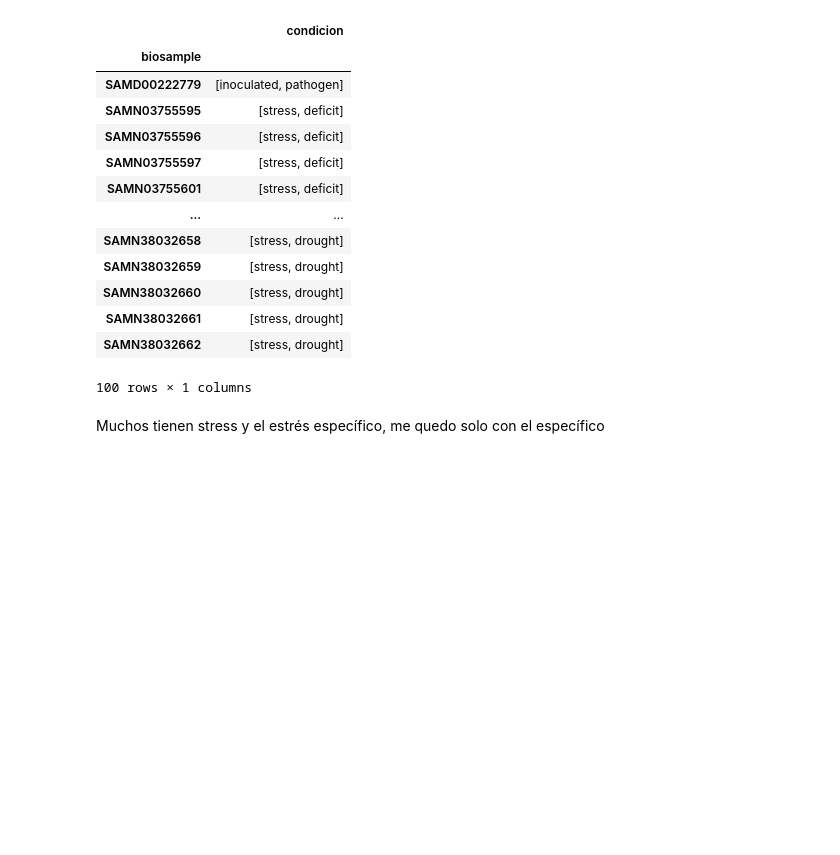
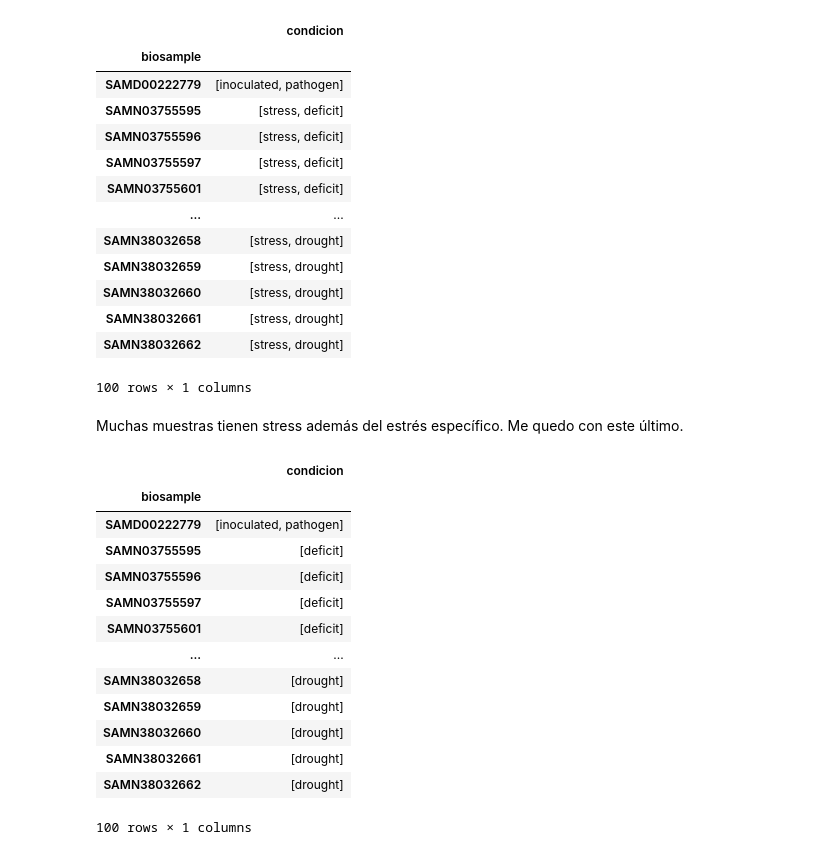
Before and after one commit to freire-guido/soy-biomarkers, a Jupyter notebook: estres/sample.ipynb, the cells around one changed output. Cells and saved outputs as stored; diff of their text form; code cells hidden in the pictures; blank space fills up the shorter version.

```diff
--- a/estres/sample.ipynb
+++ b/estres/sample.ipynb
@@ -147,4 +133,22 @@ condicion.loc[~control & (condicion.loc[~control, 'condicion'].map(len) > 1)]
 | SAMN38032662 | [stress, drought] |
 100 rows × 1 columns
 # %% [markdown]
-Muchos tienen stress y el estrés específico, me quedo solo con el específico
+Muchas muestras tienen stress además del estrés específico. Me quedo con este último.
+# %%
+condicion.loc[multi, 'condicion'] = condicion.loc[multi, 'condicion'].apply(lambda r: [s for s in r if s != 'stress'], axis=1)
+condicion[multi]
+# %% [output]
+|  | condicion |
+| biosample |  |
+| SAMD00222779 | [inoculated, pathogen] |
+| SAMN03755595 | [deficit] |
+| SAMN03755596 | [deficit] |
+| SAMN03755597 | [deficit] |
+| SAMN03755601 | [deficit] |
+| ... | ... |
+| SAMN38032658 | [drought] |
+| SAMN38032659 | [drought] |
+| SAMN38032660 | [drought] |
+| SAMN38032661 | [drought] |
+| SAMN38032662 | [drought] |
+100 rows × 1 columns
```
Also changed, not shown: parts of 10 cells of this notebook, 1 other file.
